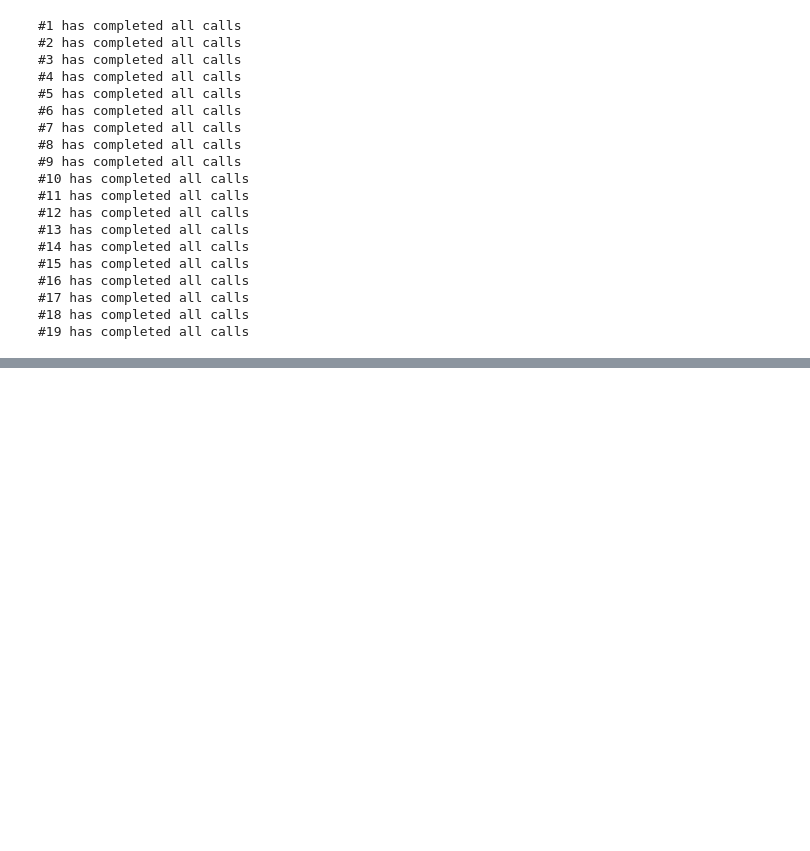
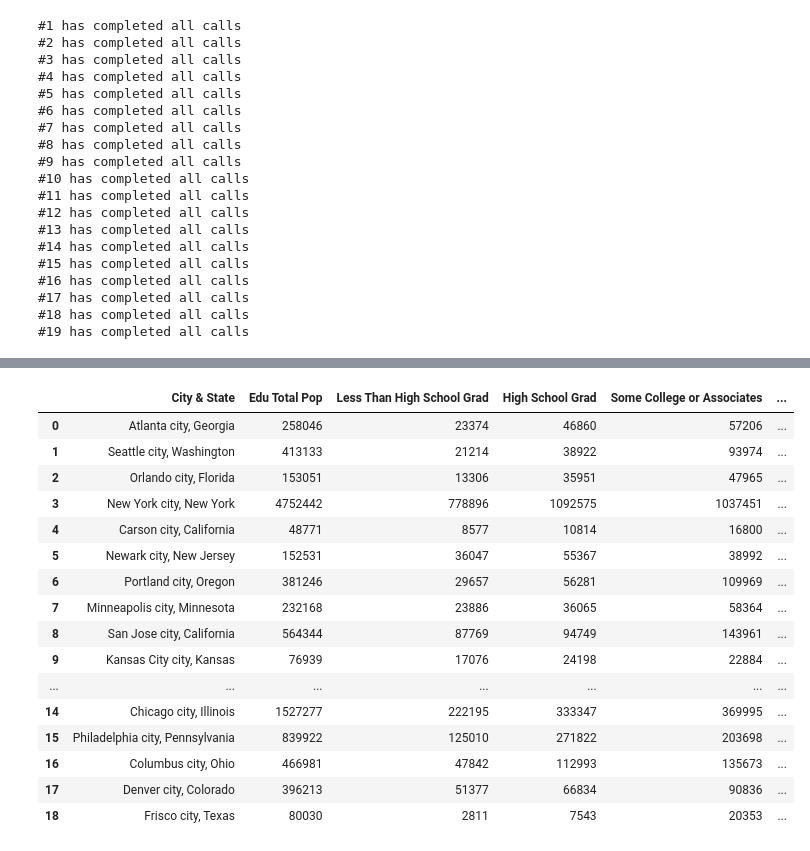
Before and after one commit to Jccommander/Project1-WJBA, a Jupyter notebook: Cleaning_And_Exploration.ipynb, the cells around one changed output, grey strips where cells are left out. Drawn from its saved outputs; the diff is of its cells as text; code cells hidden in the pictures; blank space fills up the shorter version.

```diff
--- a/Cleaning_And_Exploration.ipynb
+++ b/Cleaning_And_Exploration.ipynb
@@ -189,0 +324,31 @@ for num in range(19):
+# %%
+# DataFrame for Education Level
+
+edu_df = pd.DataFrame(edu_list)
+
+# Rename the columns
+
+edu_df.columns=["City & State","Edu Total Pop","Less Than High School Grad","High School Grad","Some College or Associates",\
+               "Bachelor's Degree or Higher","State Code","City Code"]
+
+# Display the dataframe
+
+edu_df
+# %% [output]
+|  | City & State | Edu Total Pop | Less Than High School Grad | High School Grad | Some College or Associates | ... |
+| 0 | Atlanta city, Georgia | 258046 | 23374 | 46860 | 57206 | ... |
+| 1 | Seattle city, Washington | 413133 | 21214 | 38922 | 93974 | ... |
+| 2 | Orlando city, Florida | 153051 | 13306 | 35951 | 47965 | ... |
+| 3 | New York city, New York | 4752442 | 778896 | 1092575 | 1037451 | ... |
+| 4 | Carson city, California | 48771 | 8577 | 10814 | 16800 | ... |
+| 5 | Newark city, New Jersey | 152531 | 36047 | 55367 | 38992 | ... |
+| 6 | Portland city, Oregon | 381246 | 29657 | 56281 | 109969 | ... |
+| 7 | Minneapolis city, Minnesota | 232168 | 23886 | 36065 | 58364 | ... |
+| 8 | San Jose city, California | 564344 | 87769 | 94749 | 143961 | ... |
+| 9 | Kansas City city, Kansas | 76939 | 17076 | 24198 | 22884 | ... |
+| ... | ... | ... | ... | ... | ... | ... |
+| 14 | Chicago city, Illinois | 1527277 | 222195 | 333347 | 369995 | ... |
+| 15 | Philadelphia city, Pennsylvania | 839922 | 125010 | 271822 | 203698 | ... |
+| 16 | Columbus city, Ohio | 466981 | 47842 | 112993 | 135673 | ... |
+| 17 | Denver city, Colorado | 396213 | 51377 | 66834 | 90836 | ... |
+| 18 | Frisco city, Texas | 80030 | 2811 | 7543 | 20353 | ... |
```
Also changed, not shown: parts of 7 cells of this notebook.
